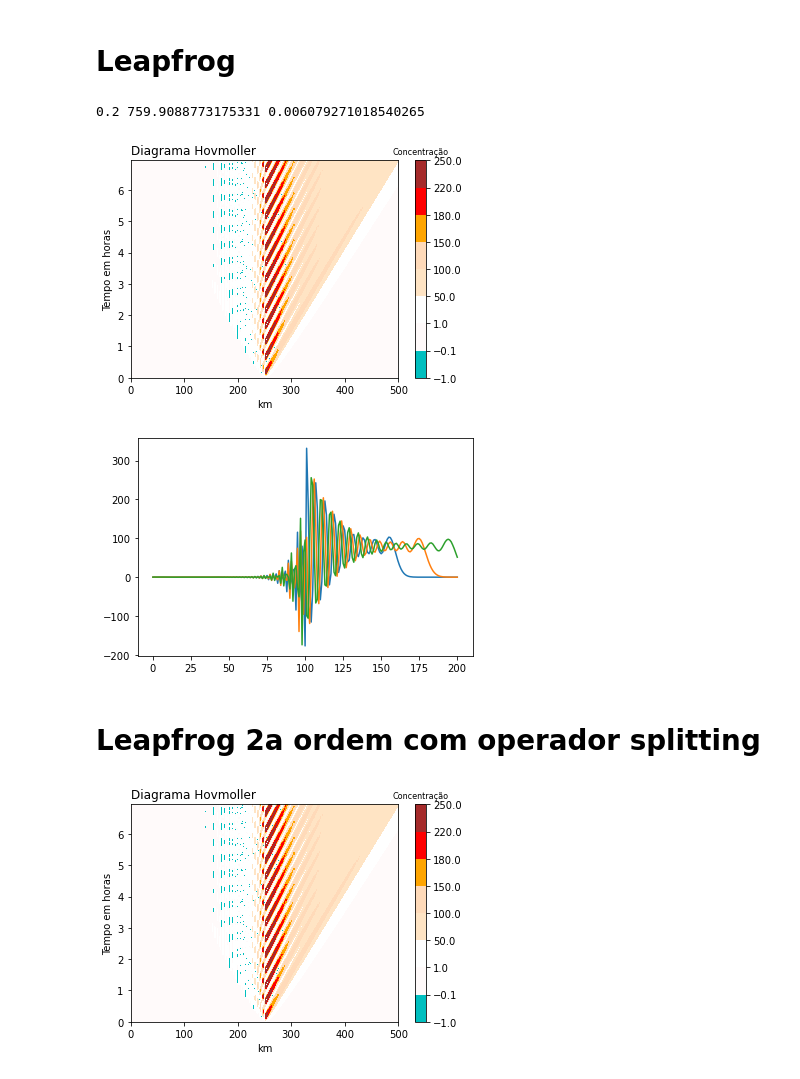
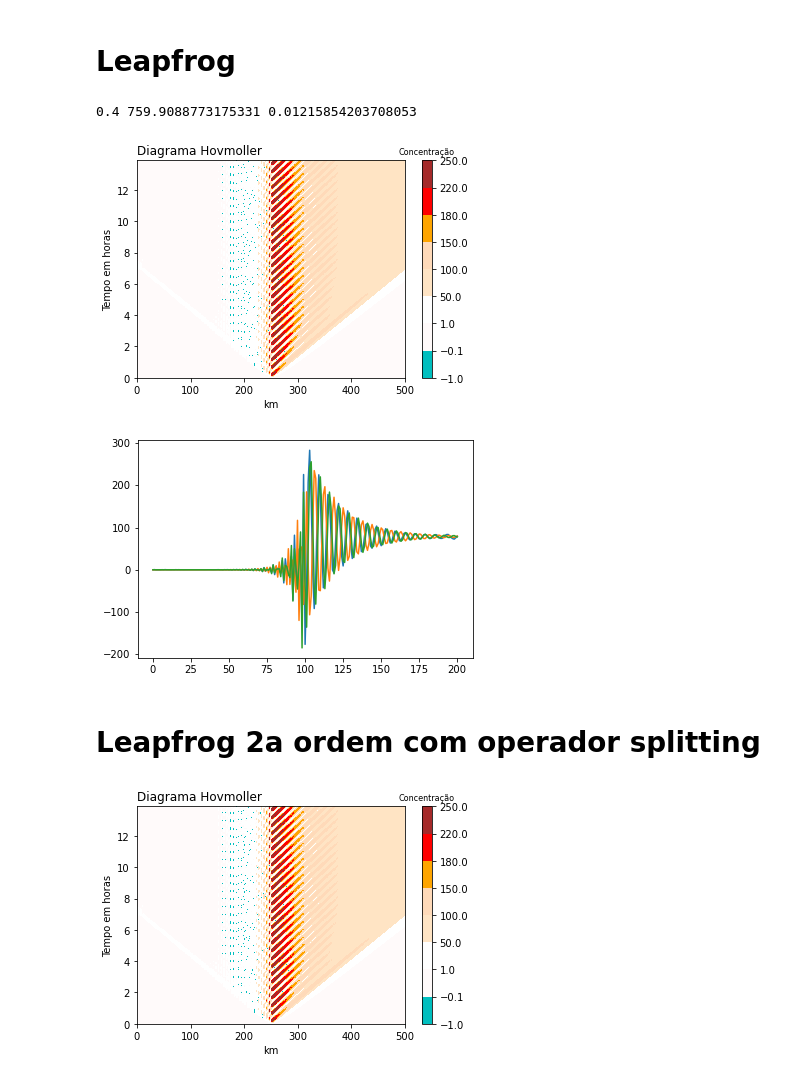
Before and after one commit to adelgadop/Modelagem, a Jupyter notebook: Exercicio_3/Diffusion.ipynb, the cells around one changed output. Cells and saved outputs as stored; diff of their text form; code cells hidden in the pictures.

```diff
--- a/Exercicio_3/Diffusion.ipynb
+++ b/Exercicio_3/Diffusion.ipynb
@@ -11,7 +11,7 @@ import scipy.sparse as sp
 
 # Condições do exercício
 # ----------------------
-Nx, dx, Nt, dt, U  = 201, 2500, 501, 50, 10,
+Nx, dx, Nt, dt, U  = 201, 2500, 501, 100, 10,
 x, _ = np.linspace(0, (Nx-1)*dx, Nx, retstep = True)
 t, _ = np.linspace(0, (Nt-1)*dt, Nt, retstep = True)
 CFL     = U*dt/dx
@@ -21,37 +21,36 @@ F = C.copy()
 w = int(dx/(dt*U)) # w*dt*U/dx = 1; w*dt = dx
 T, X = np.meshgrid(t, x)
 om = 2*np.pi/1800
 te = 3*3600 # seconds decaimento
 K = 1/(te*(om/U)**2) # kappa
 v = K*dt/(dx)**2  # nu
-print(CFL, K, v)
 levels=[-1,-.1, 1, 50, 100, 150, 180, 220, 250]
 # ----------------------
 
 for n in range(1, Nt-1):
     # Euler forward
     if n == 1:
         # Inicialmente F no tempo n, Euler forward-backward
         F[101, n] = 1/2*(wave(t, n) + wave(t, n-1))
         for j in range(1, Nx-1):
             C[j,n+1] = C[j,n] - CFL*(C[j,n]-C[j-1,n]) + v*(C[j+1,n]-2*C[j,n]+C[j-1,n]) + dt*(F[j,n])
     else: # Fonte e difusão como n-1
         F[101, n-1] = 1/2*(wave(t, n-1) + wave(t, n-2))
         for j in range(1, Nx-1):
             C[j,n+1] = C[j,n-1] - CFL*(C[j+1,n]-C[j-1,n]) + 2*v*(C[j+1,n-1]-2*C[j,n-1]+C[j-1,n-1]) + 2*dt*(F[j,n-1])
 
     # Radiacional
     C[-1, n+1] = C[-1, n] - CFL*(C[-1, n]- C[-2, n])
 
 Cl = C.copy()
 hovm(X, T, Cl, F, ylabel, "leapfrog", n, dt, t, alfa=0, gamma=0, fonte=False, levels=levels)
 fig, ax = plt.subplots(1)
 for n in [ 300, 400, 500]:
     ax.plot(Cl[:,n])
 # %% [output]
-0.2 759.9088773175331 0.006079271018540265
+0.4 759.9088773175331 0.01215854203708053
-[figure, old version]
+[figure, new version]
-[figure, old version]
+[figure, new version]
 # %% [markdown]
 # Leapfrog 2a ordem com operador splitting
 # %%
@@ -77,14 +76,14 @@ for n in range(1, Nt-1):
             C[j,n+1] = Cs[j,n+1] + dt*(F[j,n])
 
     else: # Fonte e difusão como n-1
-        F[101, n] = 1/2*(wave(t, n) + wave(t, n-1))
+        F[101, n-1] = 1/2*(wave(t, n-1) + wave(t, n-2))
         for j in range(1, Nx-1):
             # Passo 1
             # -------
             Cs[j,n+1] = C[j,n-1] - CFL*(C[j+1,n]-C[j-1,n]) + 2*v*(Cs[j+1,n-1]-2*Cs[j,n-1]+Cs[j-1,n-1])
             # Passo 2
             # -------
-            C[j,n+1] = Cs[j,n+1] + 2*dt*F[j,n]
+            C[j,n+1] = Cs[j,n+1] + 2*dt*F[j,n-1]
 
     # Radiacional
     C[-1, n+1] = C[-1, n] - CFL*(C[-1, n]- C[-2, n])
@@ -93,7 +92,7 @@ Csp = C.copy()
 
 hovm(X, T, Csp, F, ylabel, "leapfrog_splitting", n, dt, t, alfa=0, gamma=0, fonte=False, levels=levels)
 # %% [output]
-[figure, old version]
+[figure, new version]
 # %%
 colores = ['c','snow','w','bisque', 'peachpuff','orange', 'r', 'brown','k']
 levels2=[-3,-2,-.5,-.2, 0, 0.2, 0.5, 2, 3]
```
Also changed, not shown: parts of 3 cells of this notebook, 8 other files.
